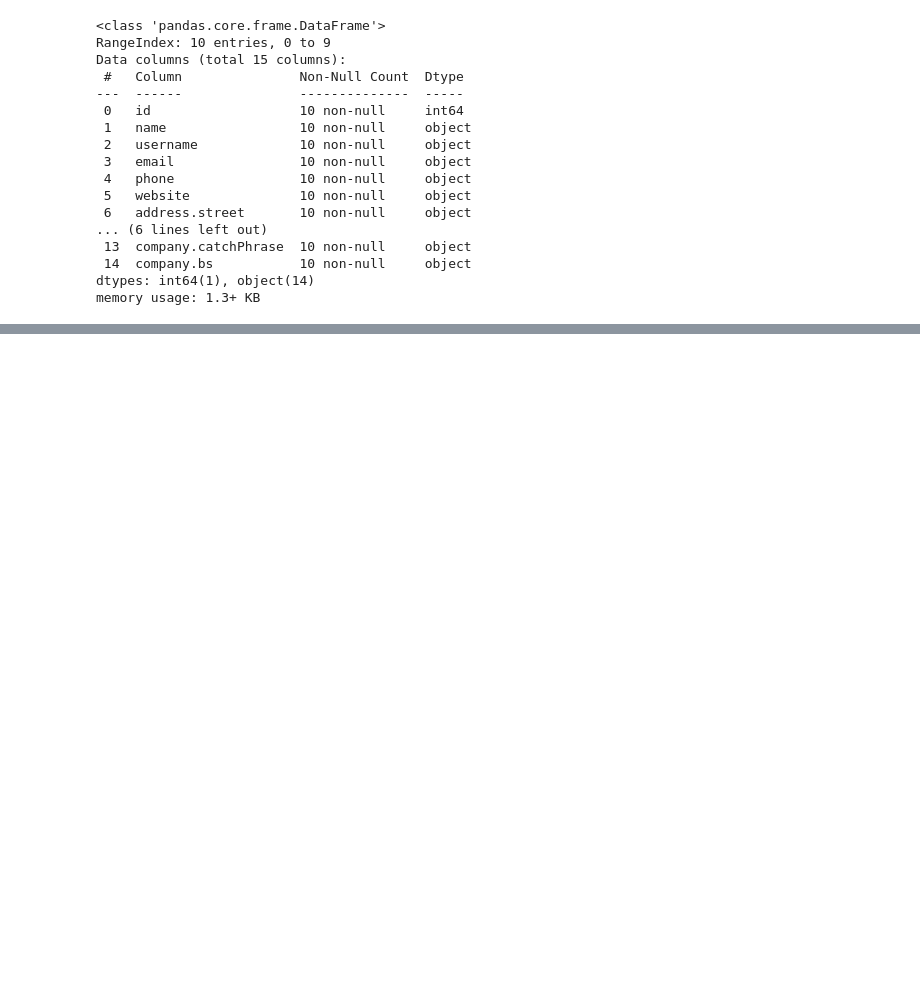
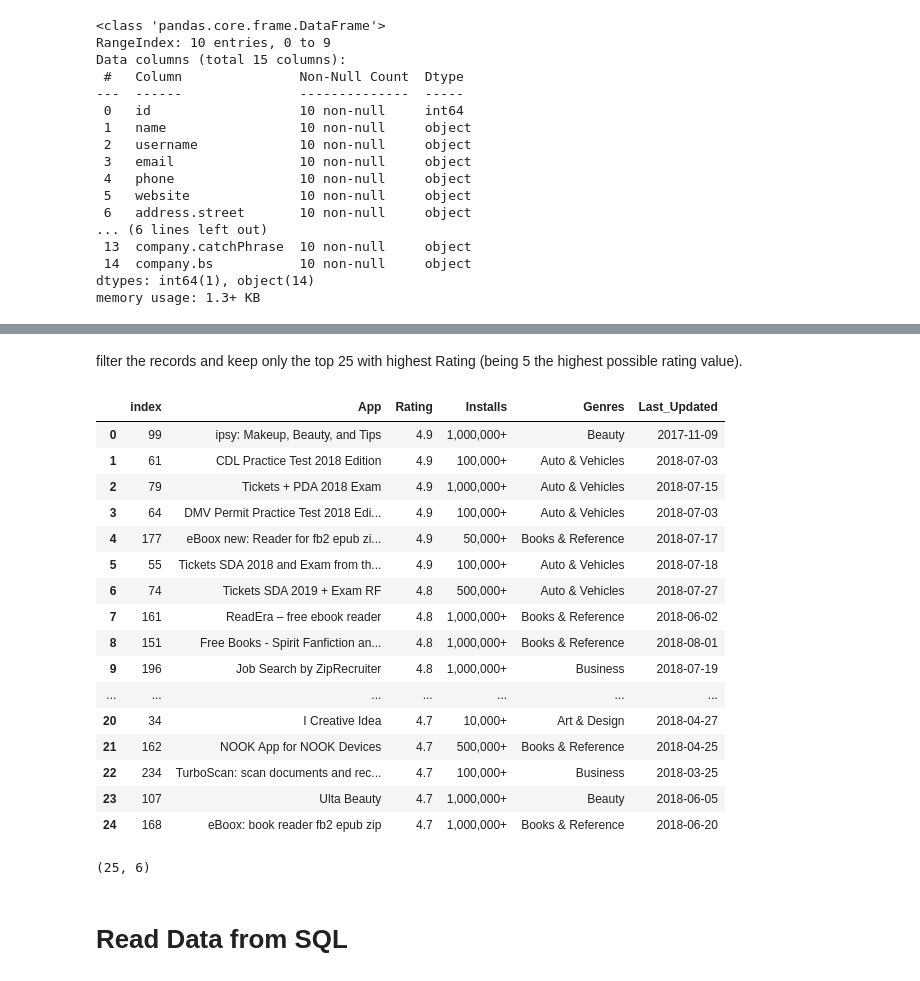
Before and after one commit to it-AVNG/pandas4Everyone, a Jupyter notebook: code/read_data.ipynb, the cells around one changed output, grey strips where cells are left out. Drawn from its saved outputs; the diff is of its cells as text; code cells hidden in the pictures; blank space fills up the shorter version.

Commit message:
add lesson on how to read excel

```diff
--- a/code/read_data.ipynb
+++ b/code/read_data.ipynb
@@ -289,0 +319,9 @@ memory usage: 1.3+ KB
+# %%
+local = '../data/playstore.xlsx'
+url_xlsx = 'https://github.com/ine-rmotr-projects/project-files/files/4086772/playstore.xlsx'
+
+playstore_df = pd.read_excel(url_xlsx,
+                             usecols=['App', 'Rating', 'Installs', 'Rating', 'Genres', 'Last_Updated'],
+                             parse_dates=['Last_Updated']
+                             )
+playstore_df
@@ -289,0 +358,30 @@ memory usage: 1.3+ KB
+# %% [markdown]
+ filter the records and keep only the top 25 with highest Rating (being 5 the highest possible rating value).
+# %%
+# df.sort_values(by=("Labs", "II"), ascending=False)
+highest25_df= playstore_df.sort_values(by=['Rating'],ascending=False).head(25)
+highest25_df
+# %% [output]
+|  | index | App | Rating | Installs | Genres | Last_Updated |
+| 0 | 99 | ipsy: Makeup, Beauty, and Tips | 4.9 | 1,000,000+ | Beauty | 2017-11-09 |
+| 1 | 61 | CDL Practice Test 2018 Edition | 4.9 | 100,000+ | Auto & Vehicles | 2018-07-03 |
+| 2 | 79 | Tickets + PDA 2018 Exam | 4.9 | 1,000,000+ | Auto & Vehicles | 2018-07-15 |
+| 3 | 64 | DMV Permit Practice Test 2018 Edi... | 4.9 | 100,000+ | Auto & Vehicles | 2018-07-03 |
+| 4 | 177 | eBoox new: Reader for fb2 epub zi... | 4.9 | 50,000+ | Books & Reference | 2018-07-17 |
+| 5 | 55 | Tickets SDA 2018 and Exam from th... | 4.9 | 100,000+ | Auto & Vehicles | 2018-07-18 |
+| 6 | 74 | Tickets SDA 2019 + Exam RF | 4.8 | 500,000+ | Auto & Vehicles | 2018-07-27 |
+| 7 | 161 | ReadEra – free ebook reader | 4.8 | 1,000,000+ | Books & Reference | 2018-06-02 |
+| 8 | 151 | Free Books - Spirit Fanfiction an... | 4.8 | 1,000,000+ | Books & Reference | 2018-08-01 |
+| 9 | 196 | Job Search by ZipRecruiter | 4.8 | 1,000,000+ | Business | 2018-07-19 |
+| ... | ... | ... | ... | ... | ... | ... |
+| 20 | 34 | I Creative Idea | 4.7 | 10,000+ | Art & Design | 2018-04-27 |
+| 21 | 162 | NOOK App for NOOK Devices | 4.7 | 500,000+ | Books & Reference | 2018-04-25 |
+| 22 | 234 | TurboScan: scan documents and rec... | 4.7 | 100,000+ | Business | 2018-03-25 |
+| 23 | 107 | Ulta Beauty | 4.7 | 1,000,000+ | Beauty | 2018-06-05 |
+| 24 | 168 | eBoox: book reader fb2 epub zip | 4.7 | 1,000,000+ | Books & Reference | 2018-06-20 |
+# %%
+highest25_df.shape
+# %% [output]
+(25, 6)
+# %% [markdown]
+# Read Data from SQL
```
Also changed, not shown: parts of 5 cells of this notebook.
